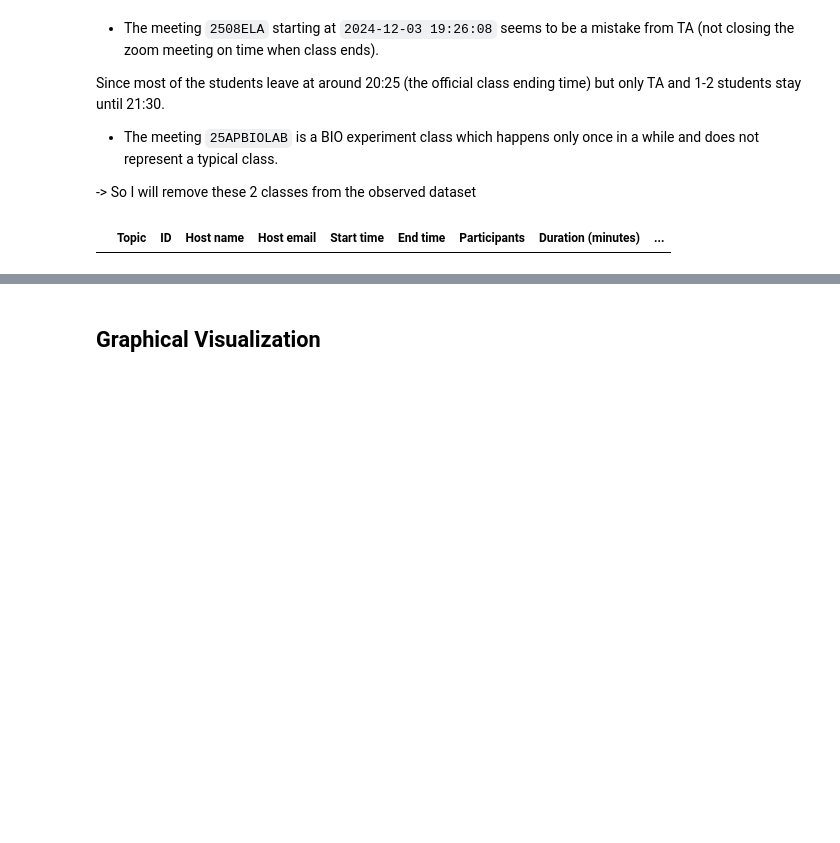
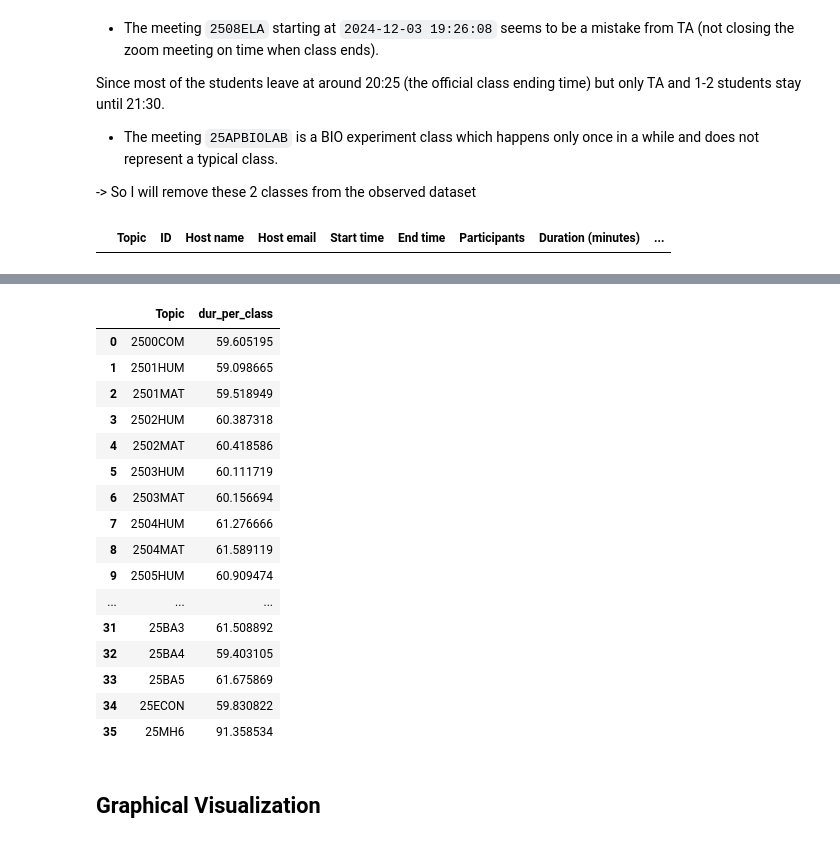
Before and after one commit to tthvan/Customer-Retention-Analysis, a Jupyter notebook: cleanin.ipynb, the cells around one changed output, grey strips where cells are left out. Saved outputs shown, nothing was run; the diff lists cells and outputs as text; code cells hidden in the pictures; blank space fills up the shorter version.

```diff
--- a/cleanin.ipynb
+++ b/cleanin.ipynb
@@ -376,3 +383,28 @@ df[df['Duration (minutes)'] > 100] #check if the 2 classes still there
+# %%
+#Check the duration per class to check for outliers
+duration_per_class = df.groupby('Topic').agg(
+    dur_per_class=('Duration (minutes)', 'mean')
+).reset_index()
+
+duration_per_class #everything seem good
+# %% [output]
+|  | Topic | dur_per_class |
+| 0 | 2500COM | 59.605195 |
+| 1 | 2501HUM | 59.098665 |
+| 2 | 2501MAT | 59.518949 |
+| 3 | 2502HUM | 60.387318 |
+| 4 | 2502MAT | 60.418586 |
+| 5 | 2503HUM | 60.111719 |
+| 6 | 2503MAT | 60.156694 |
+| 7 | 2504HUM | 61.276666 |
+| 8 | 2504MAT | 61.589119 |
+| 9 | 2505HUM | 60.909474 |
+| ... | ... | ... |
+| 31 | 25BA3 | 61.508892 |
+| 32 | 25BA4 | 59.403105 |
+| 33 | 25BA5 | 61.675869 |
+| 34 | 25ECON | 59.830822 |
+| 35 | 25MH6 | 91.358534 |
 # %% [markdown]
 ## Graphical Visualization
 # %% [markdown]
```
Also changed, not shown: parts of 6 cells of this notebook.
